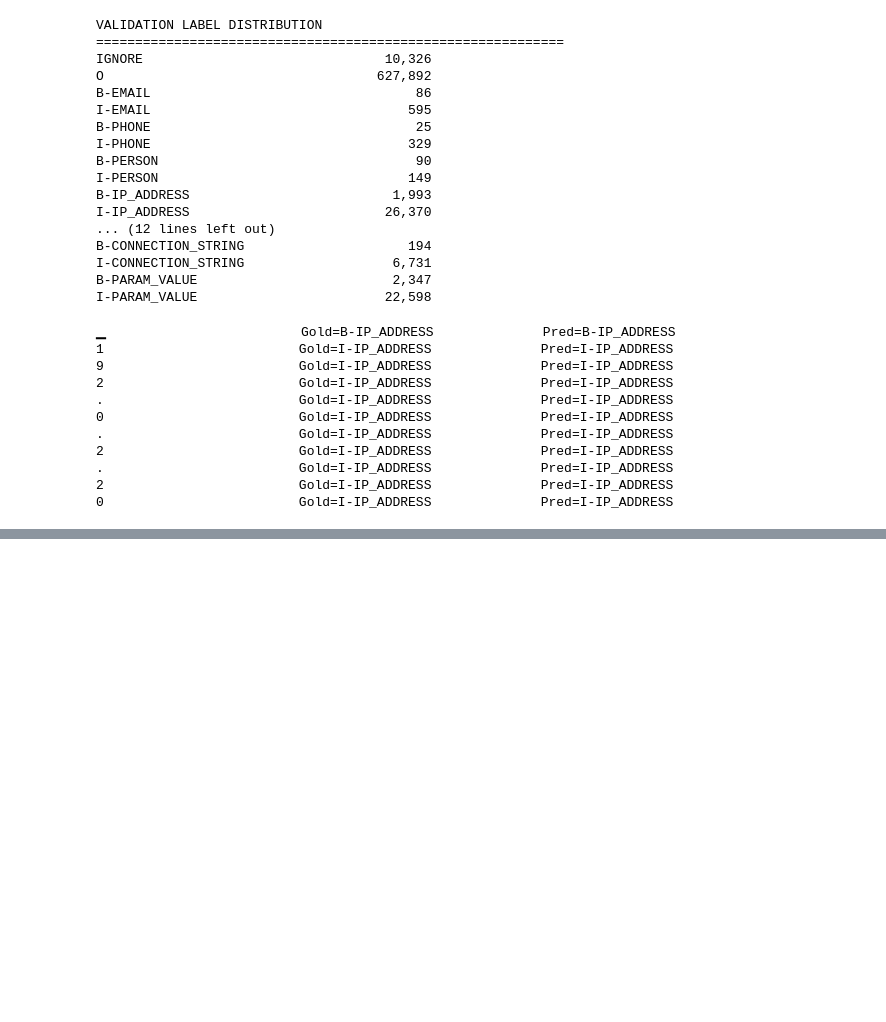
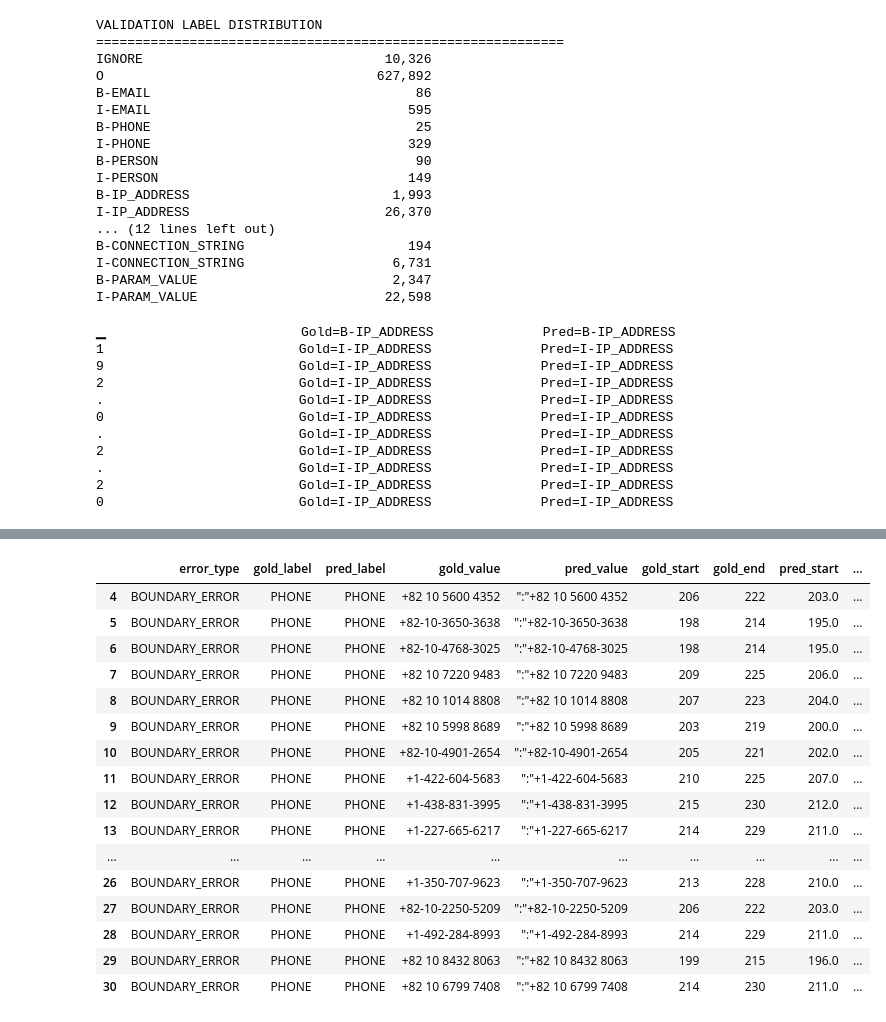
Before and after one commit to mjbaa/sensitive_text_masking, a Jupyter notebook: notebooks/03_model_training.ipynb, the cells around one changed output, grey strips where cells are left out. Saved outputs shown, nothing was run; the diff lists cells and outputs as text; code cells hidden in the pictures; blank space fills up the shorter version.

```diff
--- a/notebooks/03_model_training.ipynb
+++ b/notebooks/03_model_training.ipynb
@@ -1381,0 +5446,10 @@ for token, gold_id, pred_id in zip(
+# %%
+def spans_overlap(
+    span_a,
+    span_b,
+):
+    return (
+        span_a["start"] < span_b["end"]
+        and
+        span_b["start"] < span_a["end"]
+    )
@@ -1381,0 +5781,54 @@ for token, gold_id, pred_id in zip(
+# %%
+phone_errors = (
+    test_error_detail_df[
+        (
+            test_error_detail_df[
+                "gold_label"
+            ] == "PHONE"
+        )
+        |
+        (
+            test_error_detail_df[
+                "pred_label"
+            ] == "PHONE"
+        )
+    ]
+    .copy()
+)
+
+
+display(
+    phone_errors[
+        [
+            "error_type",
+            "gold_label",
+            "pred_label",
+            "gold_value",
+            "pred_value",
+            "gold_start",
+            "gold_end",
+            "pred_start",
+            "pred_end",
+        ]
+    ].head(
+        50
+    )
+)
+# %% [output]
+|  | error_type | gold_label | pred_label | gold_value | pred_value | gold_start | gold_end | pred_start | ... |
+| 4 | BOUNDARY_ERROR | PHONE | PHONE | +82 10 5600 4352 | ":"+82 10 5600 4352 | 206 | 222 | 203.0 | ... |
+| 5 | BOUNDARY_ERROR | PHONE | PHONE | +82-10-3650-3638 | ":"+82-10-3650-3638 | 198 | 214 | 195.0 | ... |
+| 6 | BOUNDARY_ERROR | PHONE | PHONE | +82-10-4768-3025 | ":"+82-10-4768-3025 | 198 | 214 | 195.0 | ... |
+| 7 | BOUNDARY_ERROR | PHONE | PHONE | +82 10 7220 9483 | ":"+82 10 7220 9483 | 209 | 225 | 206.0 | ... |
+| 8 | BOUNDARY_ERROR | PHONE | PHONE | +82 10 1014 8808 | ":"+82 10 1014 8808 | 207 | 223 | 204.0 | ... |
+| 9 | BOUNDARY_ERROR | PHONE | PHONE | +82 10 5998 8689 | ":"+82 10 5998 8689 | 203 | 219 | 200.0 | ... |
+| 10 | BOUNDARY_ERROR | PHONE | PHONE | +82-10-4901-2654 | ":"+82-10-4901-2654 | 205 | 221 | 202.0 | ... |
+| 11 | BOUNDARY_ERROR | PHONE | PHONE | +1-422-604-5683 | ":"+1-422-604-5683 | 210 | 225 | 207.0 | ... |
+| 12 | BOUNDARY_ERROR | PHONE | PHONE | +1-438-831-3995 | ":"+1-438-831-3995 | 215 | 230 | 212.0 | ... |
+| 13 | BOUNDARY_ERROR | PHONE | PHONE | +1-227-665-6217 | ":"+1-227-665-6217 | 214 | 229 | 211.0 | ... |
+| ... | ... | ... | ... | ... | ... | ... | ... | ... | ... |
+| 26 | BOUNDARY_ERROR | PHONE | PHONE | +1-350-707-9623 | ":"+1-350-707-9623 | 213 | 228 | 210.0 | ... |
+| 27 | BOUNDARY_ERROR | PHONE | PHONE | +82-10-2250-5209 | ":"+82-10-2250-5209 | 206 | 222 | 203.0 | ... |
+| 28 | BOUNDARY_ERROR | PHONE | PHONE | +1-492-284-8993 | ":"+1-492-284-8993 | 214 | 229 | 211.0 | ... |
+| 29 | BOUNDARY_ERROR | PHONE | PHONE | +82 10 8432 8063 | ":"+82 10 8432 8063 | 199 | 215 | 196.0 | ... |
+| 30 | BOUNDARY_ERROR | PHONE | PHONE | +82 10 6799 7408 | ":"+82 10 6799 7408 | 214 | 230 | 211.0 | ... |
```
Also changed, not shown: parts of 108 cells of this notebook.
